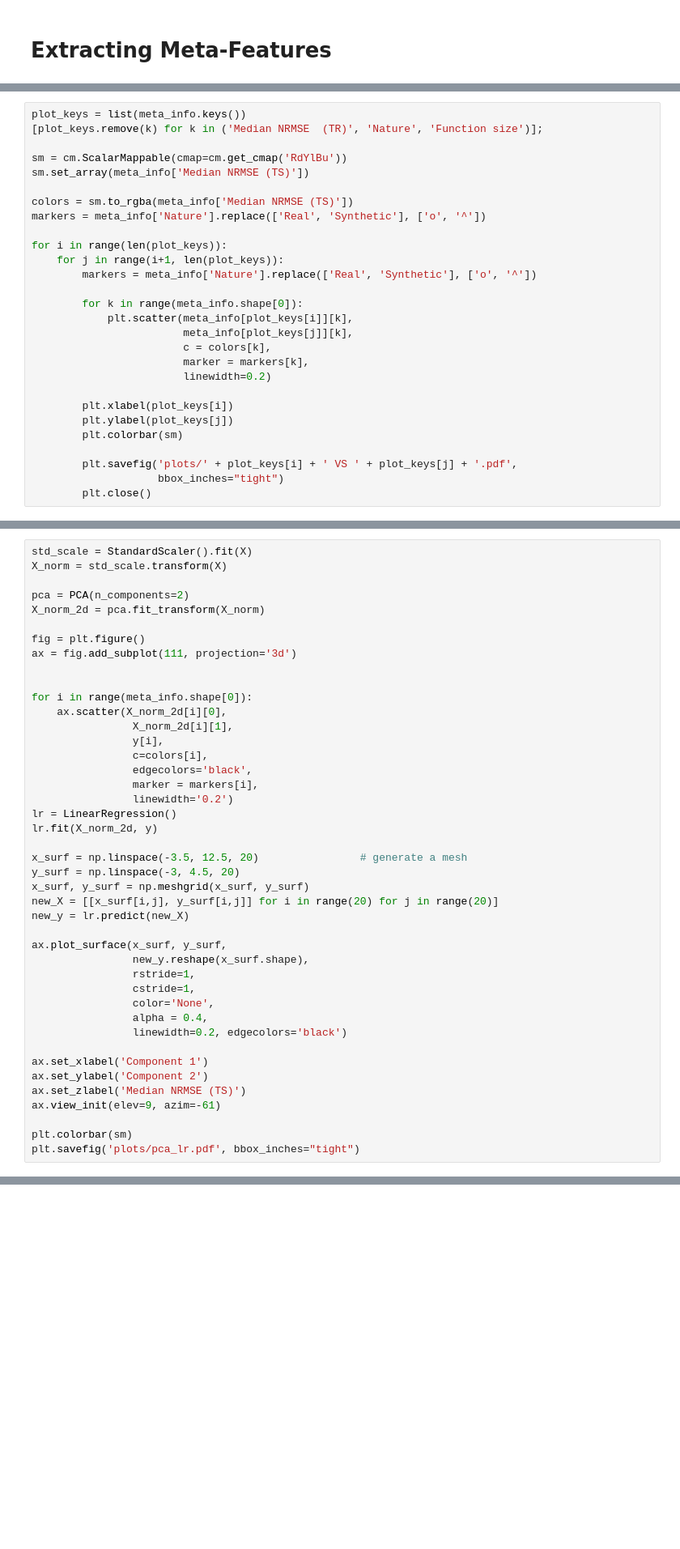
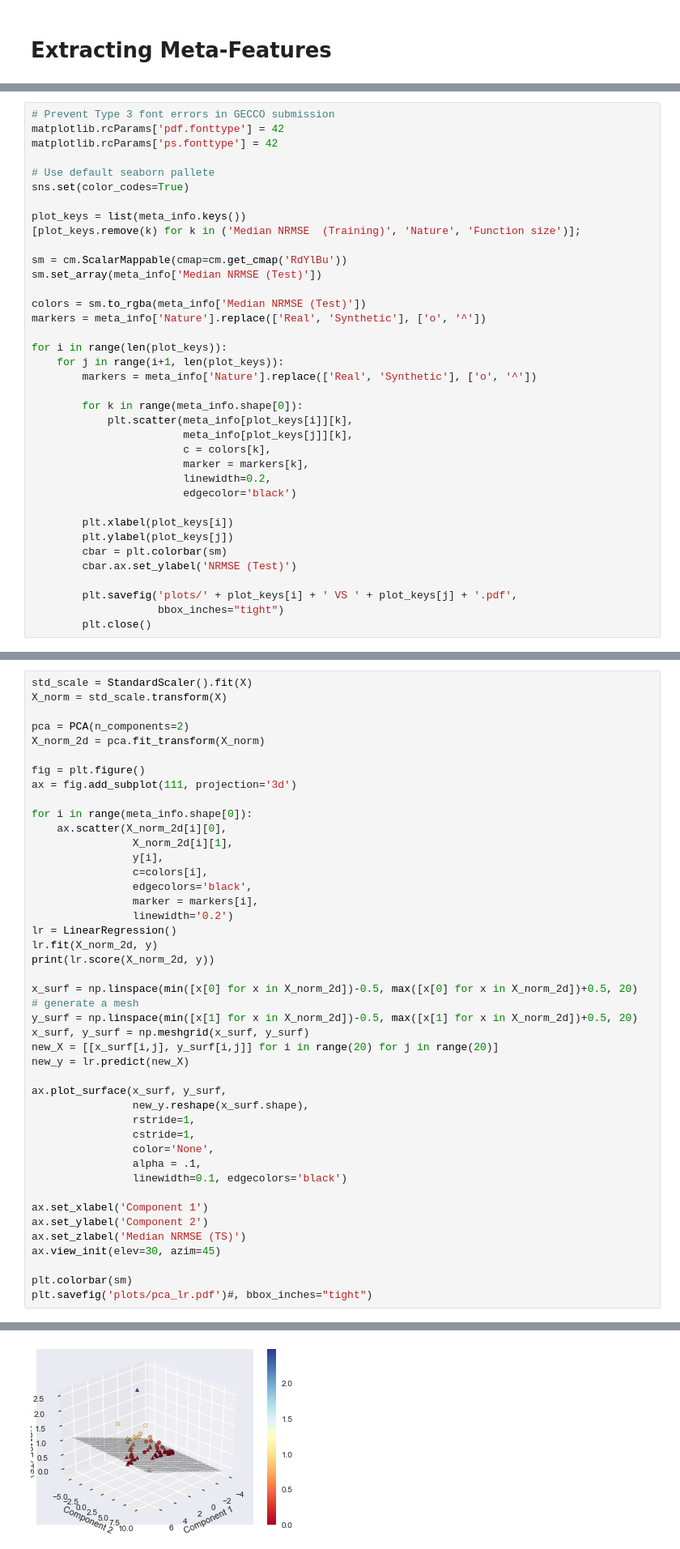
Before and after one commit to laic-ufmg/gp-benchmarks, a Jupyter notebook: gp_benchmarks_meta_features.ipynb, the cells around one changed output, grey strips where cells are left out. Shown: that part at 81% size. Saved outputs shown, nothing was run; the diff lists cells and outputs as text; blank space fills up the shorter version.

```diff
--- a/gp_benchmarks_meta_features.ipynb
+++ b/gp_benchmarks_meta_features.ipynb
@@ -736,11 +785,18 @@ dtype: float64
 # %%
+# Prevent Type 3 font errors in GECCO submission
+matplotlib.rcParams['pdf.fonttype'] = 42
+matplotlib.rcParams['ps.fonttype'] = 42
+
+# Use default seaborn pallete
+sns.set(color_codes=True)
+
 plot_keys = list(meta_info.keys())
-[plot_keys.remove(k) for k in ('Median NRMSE  (TR)', 'Nature', 'Function size')];
+[plot_keys.remove(k) for k in ('Median NRMSE  (Training)', 'Nature', 'Function size')];
 
 sm = cm.ScalarMappable(cmap=cm.get_cmap('RdYlBu'))
-sm.set_array(meta_info['Median NRMSE (TS)'])
+sm.set_array(meta_info['Median NRMSE (Test)'])
 
-colors = sm.to_rgba(meta_info['Median NRMSE (TS)'])
+colors = sm.to_rgba(meta_info['Median NRMSE (Test)'])
 markers = meta_info['Nature'].replace(['Real', 'Synthetic'], ['o', '^'])
 
 for i in range(len(plot_keys)):
@@ -752,11 +808,13 @@ for i in range(len(plot_keys)):
                         meta_info[plot_keys[j]][k],
                         c = colors[k],
                         marker = markers[k],
-                        linewidth=0.2)
+                        linewidth=0.2,
+                        edgecolor='black')
 
         plt.xlabel(plot_keys[i])
         plt.ylabel(plot_keys[j])
-        plt.colorbar(sm)
+        cbar = plt.colorbar(sm)
+        cbar.ax.set_ylabel('NRMSE (Test)')
 
         plt.savefig('plots/' + plot_keys[i] + ' VS ' + plot_keys[j] + '.pdf',
                     bbox_inches="tight")
@@ -779,7 +837,6 @@ X_norm_2d = pca.fit_transform(X_norm)
 
 fig = plt.figure()
 ax = fig.add_subplot(111, projection='3d')
-
 
 for i in range(meta_info.shape[0]):
     ax.scatter(X_norm_2d[i][0],
@@ -791,9 +848,10 @@ for i in range(meta_info.shape[0]):
                 linewidth='0.2')
 lr = LinearRegression()
 lr.fit(X_norm_2d, y)
+print(lr.score(X_norm_2d, y))
 
-x_surf = np.linspace(-3.5, 12.5, 20)                # generate a mesh
-y_surf = np.linspace(-3, 4.5, 20)
+x_surf = np.linspace(min([x[0] for x in X_norm_2d])-0.5, max([x[0] for x in X_norm_2d])+0.5, 20)                # generate a mesh
+y_surf = np.linspace(min([x[1] for x in X_norm_2d])-0.5, max([x[1] for x in X_norm_2d])+0.5, 20)
 x_surf, y_surf = np.meshgrid(x_surf, y_surf)
 new_X = [[x_surf[i,j], y_surf[i,j]] for i in range(20) for j in range(20)]
 new_y = lr.predict(new_X)
@@ -803,13 +861,14 @@ ax.plot_surface(x_surf, y_surf,
                 rstride=1,
                 cstride=1,
                 color='None',
-                alpha = 0.4,
-                linewidth=0.2, edgecolors='black')
+                alpha = .1,
+                linewidth=0.1, edgecolors='black')
 
 ax.set_xlabel('Component 1')
 ax.set_ylabel('Component 2')
 ax.set_zlabel('Median NRMSE (TS)')
-ax.view_init(elev=9, azim=-61)
+ax.view_init(elev=30, azim=45)
 
 plt.colorbar(sm)
-plt.savefig('plots/pca_lr.pdf', bbox_inches="tight")
+plt.savefig('plots/pca_lr.pdf')#, bbox_inches="tight")
+# %% [output]
@@ -816,3 +876,4 @@ plt.savefig('plots/pca_lr.pdf', bbox_inches="tight")
+[figure, added]
 # %%
 print(min([x[0] for x in X_norm_2d]), max([x[0] for x in X_norm_2d]))
 print(min([x[1] for x in X_norm_2d]), max([x[1] for x in X_norm_2d]))
```
Also changed, not shown: parts of 17 cells of this notebook.
